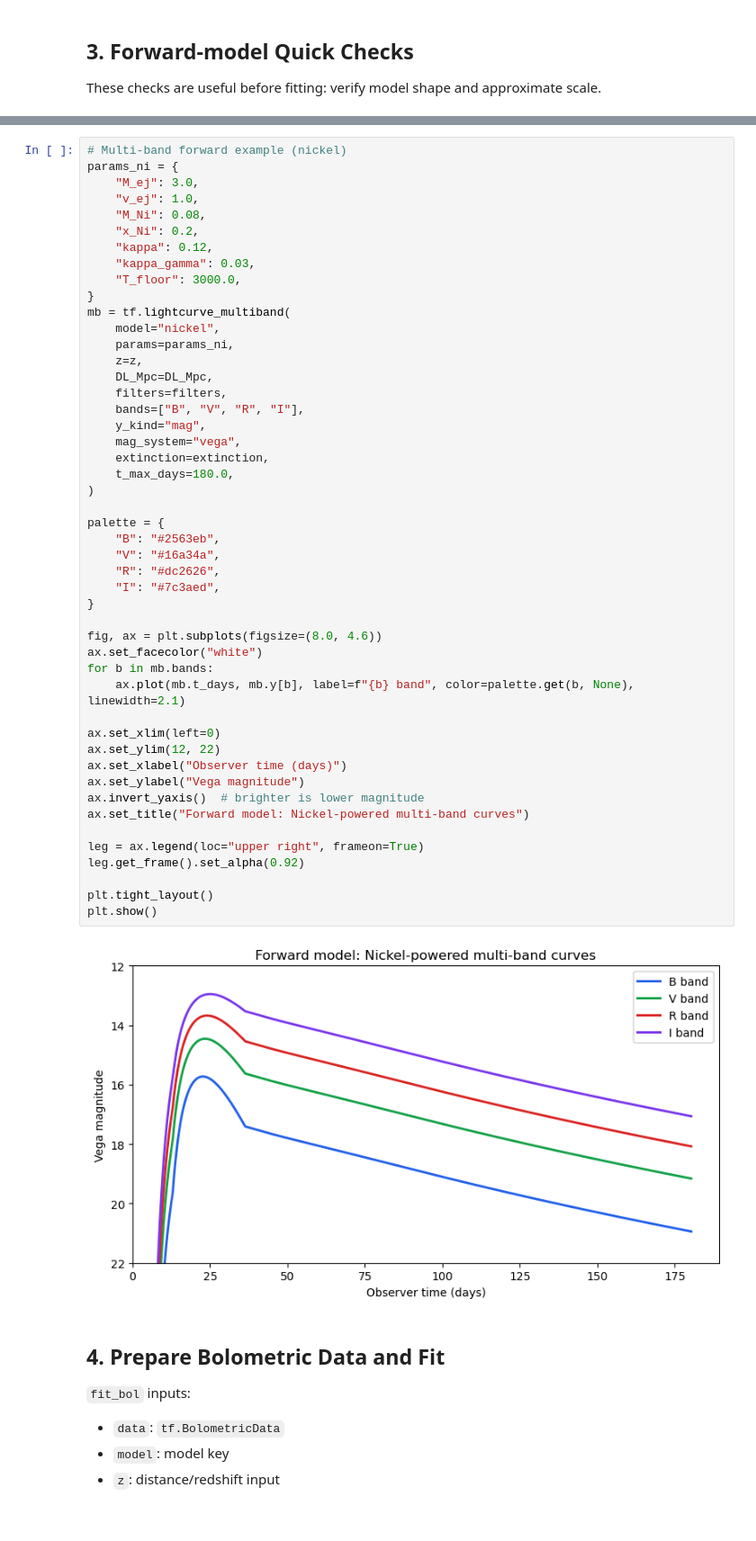
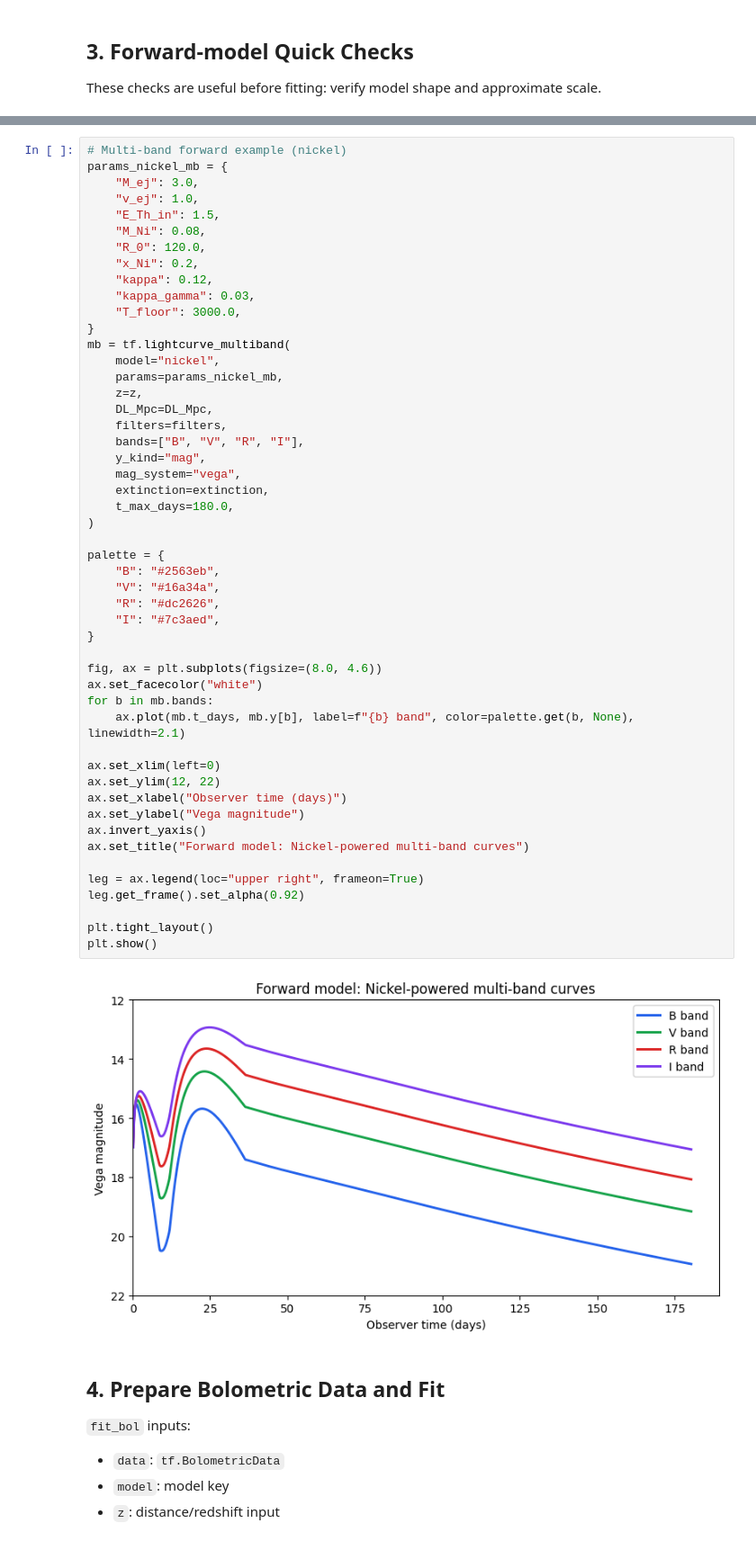
Before and after one commit to lijingyao123/TransFit, a Jupyter notebook: examples/tutorial.ipynb, the cells around one changed output, grey strips where cells are left out. Shown at 90% size. Drawn from its saved outputs; the diff is of its cells as text.

```diff
--- a/examples/tutorial.ipynb
+++ b/examples/tutorial.ipynb
@@ -198,10 +202,12 @@ plt.show()
 [figure]
 # %%
 # Multi-band forward example (nickel)
-params_ni = {
+params_nickel_mb = {
     "M_ej": 3.0,
     "v_ej": 1.0,
+    "E_Th_in": 1.5,
     "M_Ni": 0.08,
+    "R_0": 120.0,
     "x_Ni": 0.2,
     "kappa": 0.12,
     "kappa_gamma": 0.03,
@@ -209,7 +215,7 @@ params_ni = {
 }
 mb = tf.lightcurve_multiband(
     model="nickel",
-    params=params_ni,
+    params=params_nickel_mb,
     z=z,
     DL_Mpc=DL_Mpc,
     filters=filters,
@@ -217,35 +223,35 @@ mb = tf.lightcurve_multiband(
     y_kind="mag",
     mag_system="vega",
     extinction=extinction,
     t_max_days=180.0,
 )
 
 palette = {
     "B": "#2563eb",
     "V": "#16a34a",
     "R": "#dc2626",
     "I": "#7c3aed",
 }
 
 fig, ax = plt.subplots(figsize=(8.0, 4.6))
 ax.set_facecolor("white")
 for b in mb.bands:
     ax.plot(mb.t_days, mb.y[b], label=f"{b} band", color=palette.get(b, None), linewidth=2.1)
 
 ax.set_xlim(left=0)
 ax.set_ylim(12, 22)
 ax.set_xlabel("Observer time (days)")
 ax.set_ylabel("Vega magnitude")
-ax.invert_yaxis()  # brighter is lower magnitude
+ax.invert_yaxis()
 ax.set_title("Forward model: Nickel-powered multi-band curves")
 
 leg = ax.legend(loc="upper right", frameon=True)
 leg.get_frame().set_alpha(0.92)
 
 plt.tight_layout()
 plt.show()
 # %% [output]
-[figure, old version]
+[figure, new version]
 # %% [markdown]
 ## 4. Prepare Bolometric Data and Fit
 
```
Also changed, not shown: parts of 17 cells of this notebook, 5 other files.
